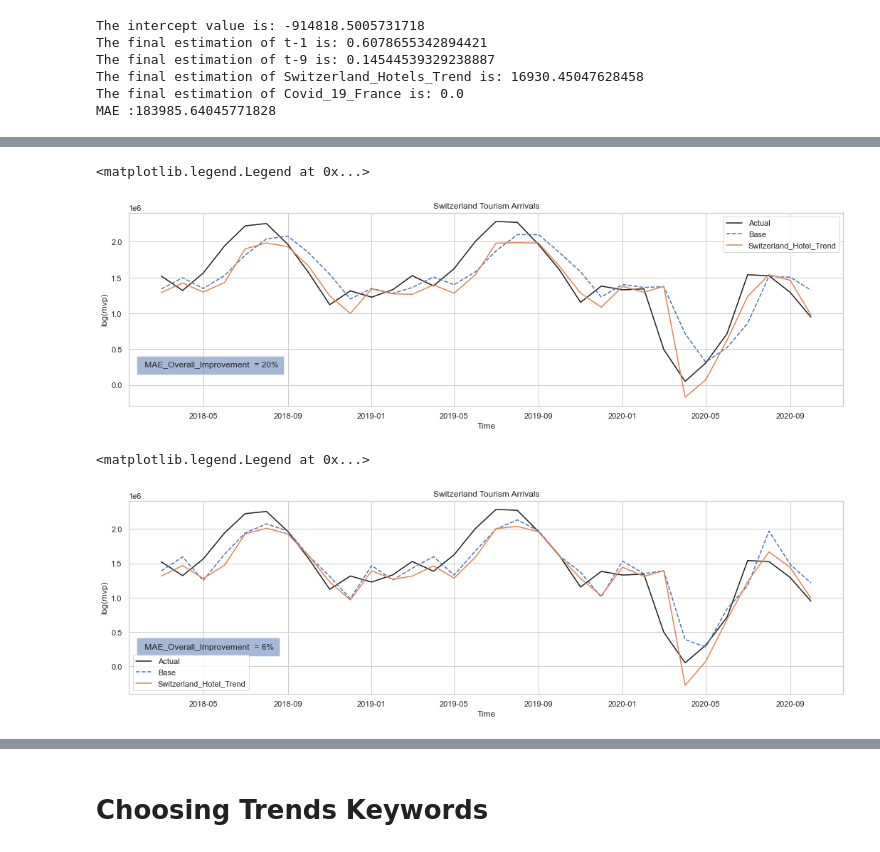
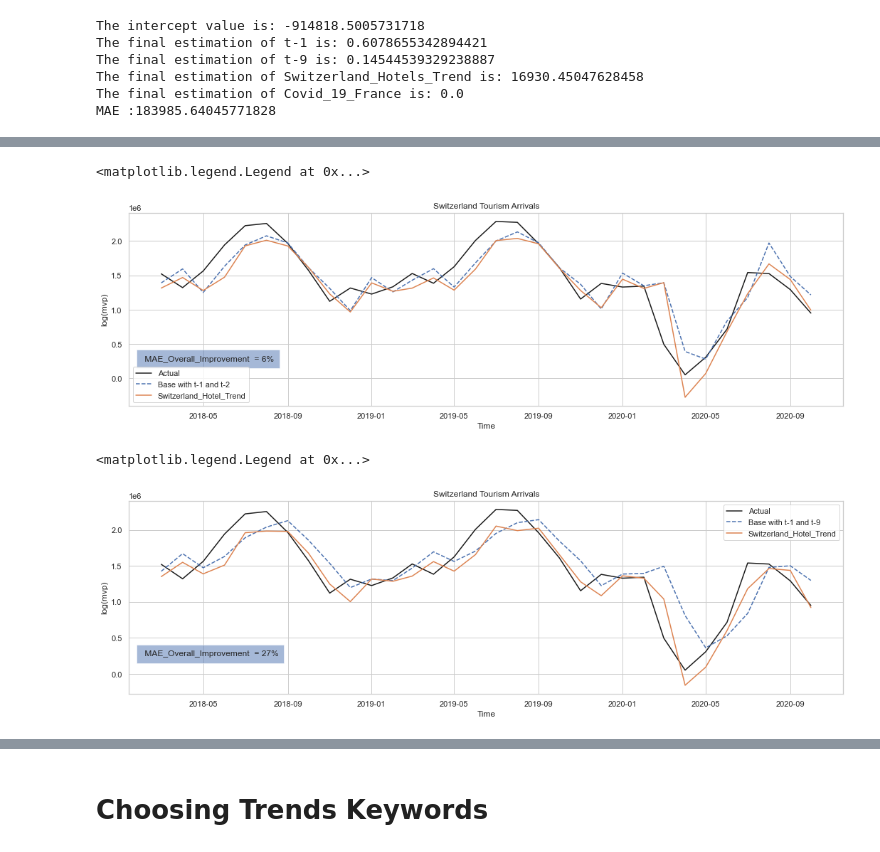
Before and after one commit to naayem/SwissHotelArrivalsPredictor, a Jupyter notebook: Project.ipynb, the cells around one changed output, grey strips where cells are left out. Drawn from its saved outputs; the diff is of its cells as text; code cells hidden in the pictures.

```diff
--- a/Project.ipynb
+++ b/Project.ipynb
@@ -788,11 +822,11 @@ MAE :183985.64045771828
 fig,axes = plt.subplots(figsize=(18,5))
 
 axes.plot(Arrivals['Total Arrivals'][start_date_testing:end_date_testing], label = 'Actual',color = 'k')
-axes.plot(Baseline_Arrivals_Predictions_1, linestyle='dashed', label='Base')
-axes.plot(Trends_Arrivals_Predictions_1, label='Switzerland_Hotel_Trend')
+axes.plot(Baseline_Arrivals_Predictions_3, linestyle='dashed', label='Base with t-1 and t-2')
+axes.plot(Trends_Arrivals_Predictions_3, label='Switzerland_Hotel_Trend')
 
 
-plt.text('2018-02-01', 0.25*1e6, ' MAE_Overall_Improvement  = {}%'.format( int(100 * np.abs(Trend_MAE_1-Baseline_MAE_1)/Baseline_MAE_1)), bbox={ 'alpha':0.5, 'pad':8})
+plt.text('2018-02-01', 0.25*1e6, ' MAE_Overall_Improvement  = {}%'.format(int(100 * np.abs(Trend_MAE_3-Baseline_MAE_3)/Baseline_MAE_3)), bbox={ 'alpha':0.5, 'pad':8})
 
 plt.xlabel('Time')
 plt.ylabel('log(mvp)')
@@ -800,22 +834,22 @@ plt.title('Switzerland Tourism Arrivals')
 plt.legend()
 # %% [output]
 <matplotlib.legend.Legend at 0x...>
-[figure, old version]
+[figure, new version]
 # %%
 # I plot the result of the increasing size rolling window: It is the exact same graph obtained in the paper
 fig,axes = plt.subplots(figsize=(18,5))
 
 axes.plot(Arrivals['Total Arrivals'][start_date_testing:end_date_testing], label = 'Actual',color = 'k')
-axes.plot(Baseline_Arrivals_Predictions_3, linestyle='dashed', label='Base')
-axes.plot(Trends_Arrivals_Predictions_3, label='Switzerland_Hotel_Trend')
+axes.plot(Baseline_Arrivals_Predictions_5, linestyle='dashed', label='Base with t-1 and t-9')
+axes.plot(Trends_Arrivals_Predictions_5, label='Switzerland_Hotel_Trend')
 
 
-plt.text('2018-02-01', 0.25*1e6, ' MAE_Overall_Improvement  = {}%'.format(int(100 * np.abs(Trend_MAE_3-Baseline_MAE_3)/Baseline_MAE_3)), bbox={ 'alpha':0.5, 'pad':8})
+plt.text('2018-02-01', 0.25*1e6, ' MAE_Overall_Improvement  = {}%'.format(int(100 * np.abs(Trend_MAE_5-Baseline_MAE_5)/Baseline_MAE_5)), bbox={ 'alpha':0.5, 'pad':8})
 
 plt.xlabel('Time')
 plt.ylabel('log(mvp)')
 plt.title('Switzerland Tourism Arrivals')
 plt.legend()
 # %% [output]
 <matplotlib.legend.Legend at 0x...>
-[figure, old version]
+[figure, new version]
```
Also changed, not shown: parts of 11 cells of this notebook.
